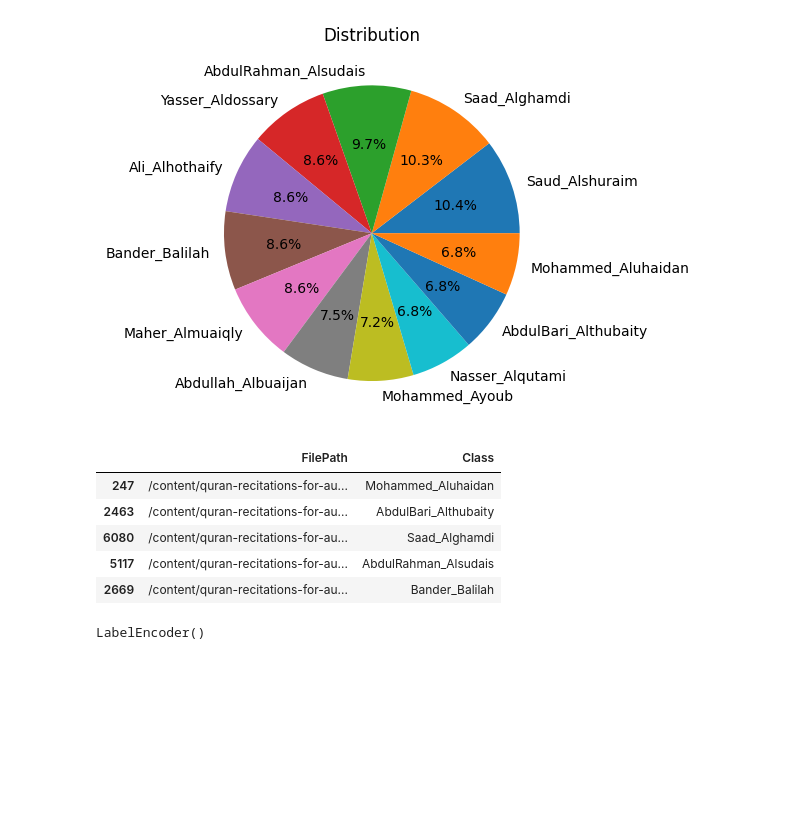
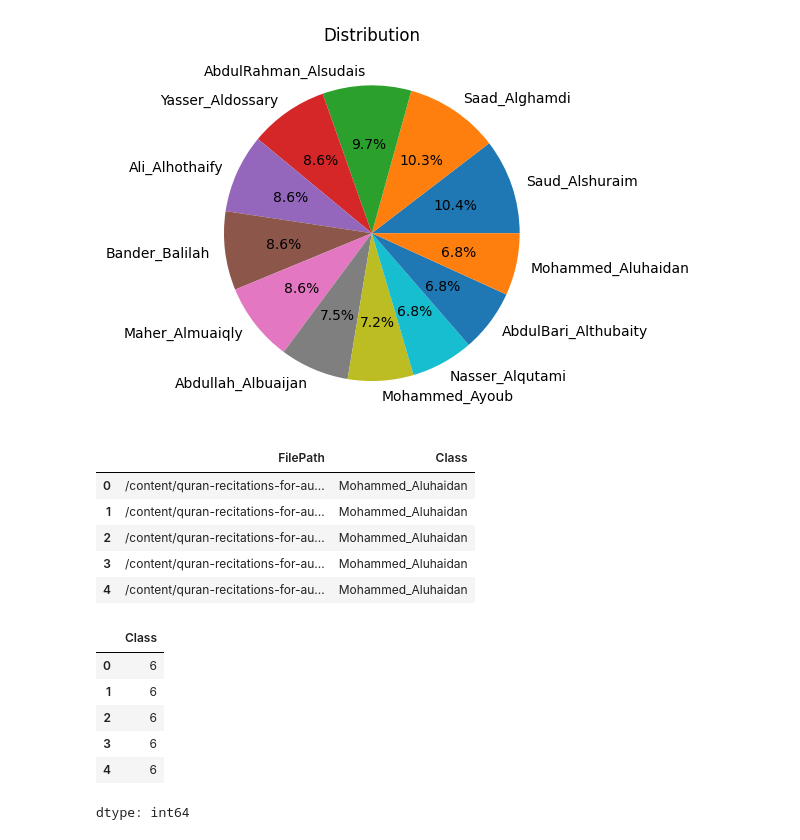
Before and after one commit to Rehman047/Quran-Tilawat-Multi_Class_Classification_Deep_Learning, a Jupyter notebook: Quran_Tilawat_Multi_Class_Classification.ipynb, the cells around one changed output. Cells and saved outputs as stored; diff of their text form; code cells hidden in the pictures; blank space fills up the shorter version.

```diff
--- a/Quran_Tilawat_Multi_Class_Classification.ipynb
+++ b/Quran_Tilawat_Multi_Class_Classification.ipynb
@@ -96,20 +95,26 @@ plt.show()
 # %% [output]
 [figure]
 # %%
-train.head()
+df.head()
 # %% [output]
 |  | FilePath | Class |
-| 247 | /content/quran-recitations-for-au... | Mohammed_Aluhaidan |
-| 2463 | /content/quran-recitations-for-au... | AbdulBari_Althubaity |
-| 6080 | /content/quran-recitations-for-au... | Saad_Alghamdi |
-| 5117 | /content/quran-recitations-for-au... | AbdulRahman_Alsudais |
-| 2669 | /content/quran-recitations-for-au... | Bander_Balilah |
+| 0 | /content/quran-recitations-for-au... | Mohammed_Aluhaidan |
+| 1 | /content/quran-recitations-for-au... | Mohammed_Aluhaidan |
+| 2 | /content/quran-recitations-for-au... | Mohammed_Aluhaidan |
+| 3 | /content/quran-recitations-for-au... | Mohammed_Aluhaidan |
+| 4 | /content/quran-recitations-for-au... | Mohammed_Aluhaidan |
 # %%
 encoder=LabelEncoder()
 df['Class']=encoder.fit_transform(df['Class'])
-df['Class']
+df['Class'].head()
 # %% [output]
+|  | Class |
+| 0 | 6 |
+| 1 | 6 |
+| 2 | 6 |
+| 3 | 6 |
+| 4 | 6 |
-LabelEncoder()
+dtype: int64
 # %%
 train=df.sample(frac=0.72,random_state=42)
 test=df.drop(index=train.index)
```
Also changed, not shown: parts of 7 cells of this notebook.
